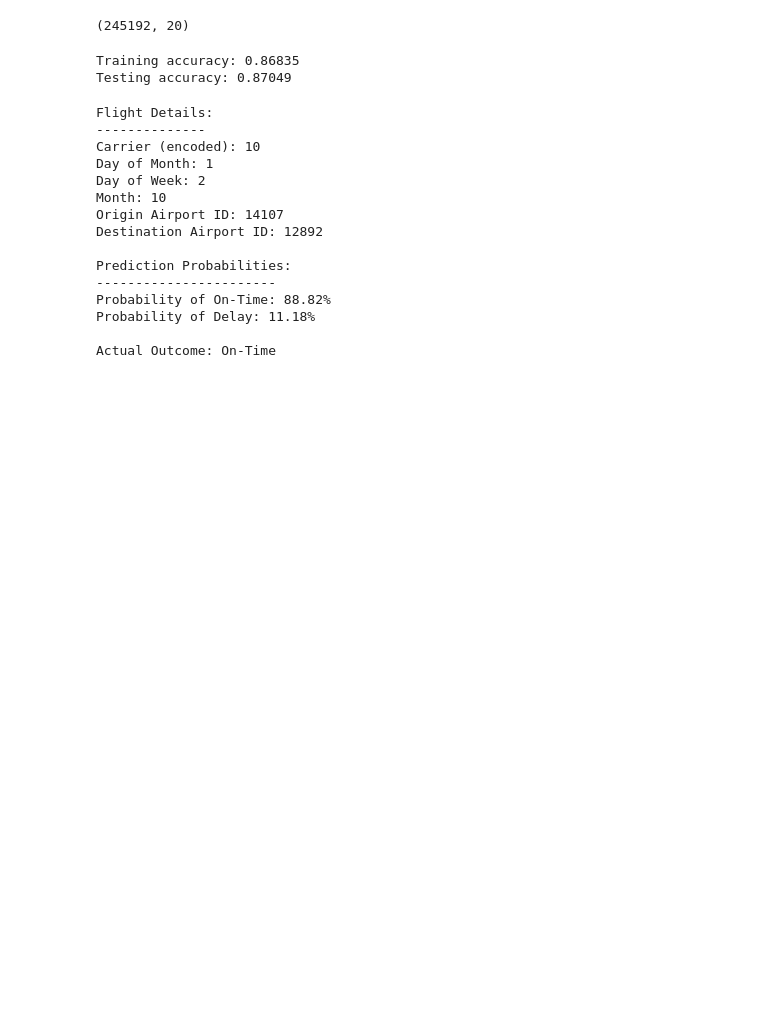
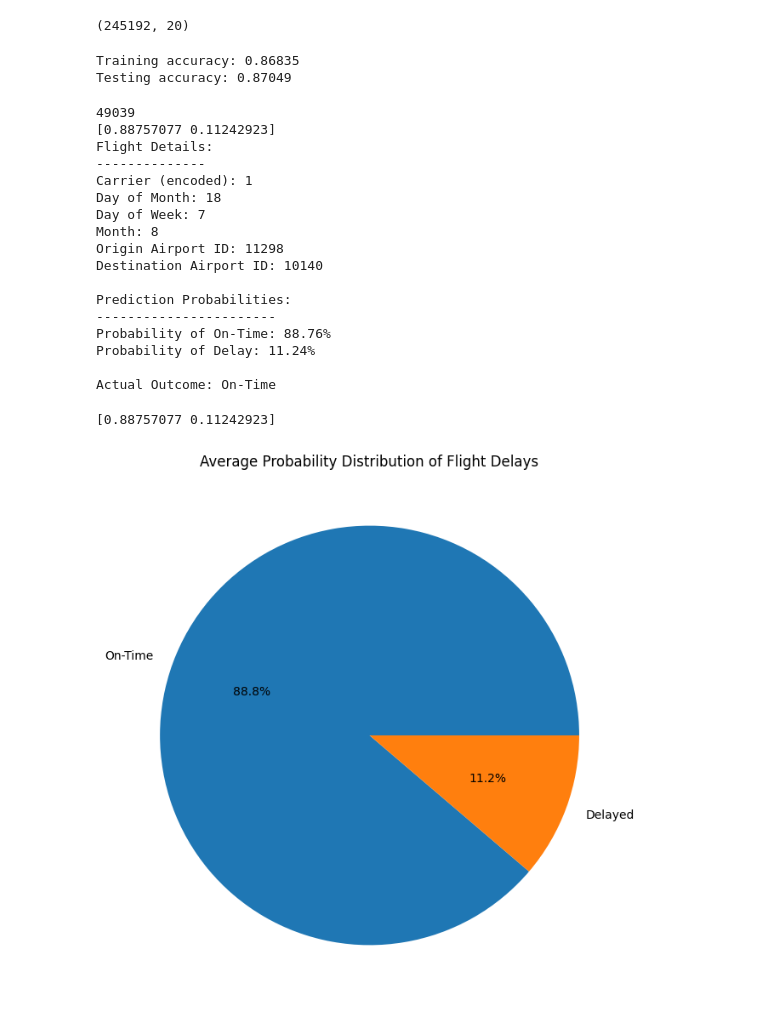
Before and after one commit to EqualsGroup/flight-delay-hackathon-template, a Jupyter notebook: notebook_hackathon.ipynb, the cells around one changed output. Drawn from its saved outputs; the diff is of its cells as text; code cells hidden in the pictures; blank space fills up the shorter version.

Commit message:
generated some graphs

```diff
--- a/notebook_hackathon.ipynb
+++ b/notebook_hackathon.ipynb
@@ -163,9 +163,11 @@ y_test_probs = model.predict_proba(X_test_scaled)
 # Pick a random index from test set
 random_idx = np.random.randint(len(X_test))
 
+print(len(X_test))
+
 # Get the probabilities for that sample
 sample_prob = y_test_probs[random_idx]
-
+print(sample_prob)
 # Get the actual test case details
 test_case = X_test.iloc[random_idx]
 
@@ -183,19 +185,21 @@ print(f"Probability of On-Time: {sample_prob[0]:.2%}")
 print(f"Probability of Delay: {sample_prob[1]:.2%}")
 print(f"\nActual Outcome: {'Delayed' if y_test.iloc[random_idx] == 1 else 'On-Time'}")
 # %% [output]
+49039
+[0.88757077 0.11242923]
 Flight Details:
 --------------
-Carrier (encoded): 10
-Day of Month: 1
-Day of Week: 2
-Month: 10
-Origin Airport ID: 14107
-Destination Airport ID: 12892
+Carrier (encoded): 1
+Day of Month: 18
+Day of Week: 7
+Month: 8
+Origin Airport ID: 11298
+Destination Airport ID: 10140
 
 Prediction Probabilities:
 -----------------------
-Probability of On-Time: 88.82%
-Probability of Delay: 11.18%
+Probability of On-Time: 88.76%
+Probability of Delay: 11.24%
 
 Actual Outcome: On-Time
 # %%
@@ -208,3 +212,15 @@ with open('flight_delay_model.pkl', 'wb') as file:
 # Also save the scaler since we'll need it for future predictions
 with open('scaler.pkl', 'wb') as file:
     pickle.dump(scaler, file)
+# %%
+# Create a pie chart of average prediction probabilities
+avg_probs = y_test_probs[random_idx]
+
+print(avg_probs)
+plt.figure(figsize=(8, 8))
+plt.pie(avg_probs, labels=['On-Time', 'Delayed'], autopct='%1.1f%%')
+plt.title('Average Probability Distribution of Flight Delays')
+plt.show()
+# %% [output]
+[0.88757077 0.11242923]
+[figure, added]
```
Also changed, not shown: parts of 1 cell of this notebook.
